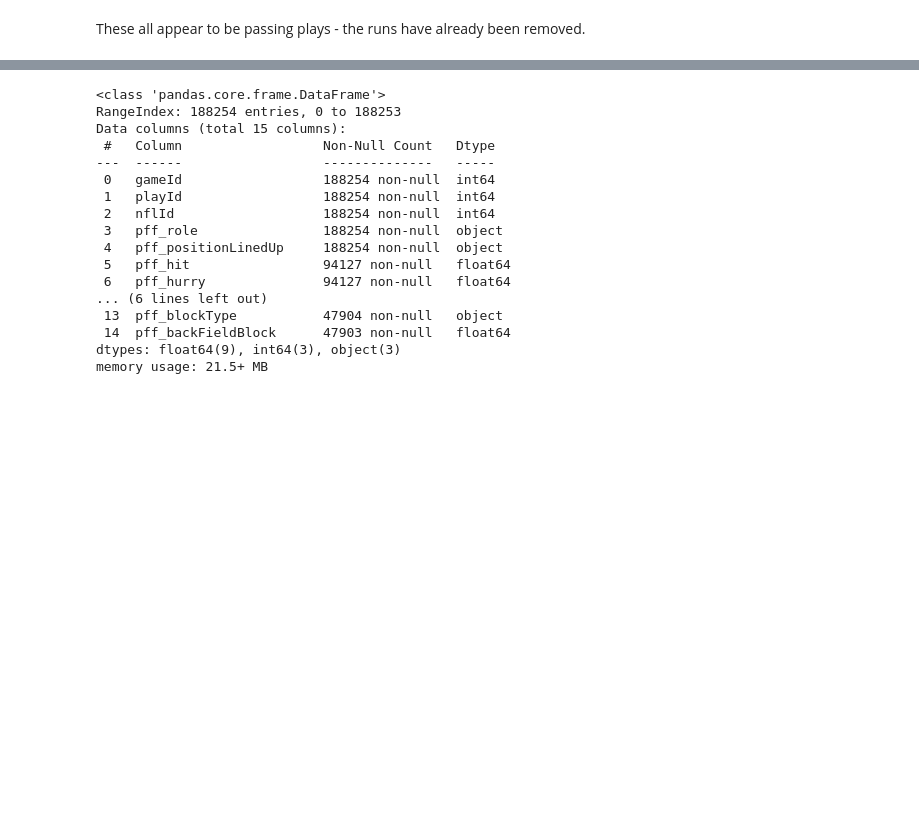
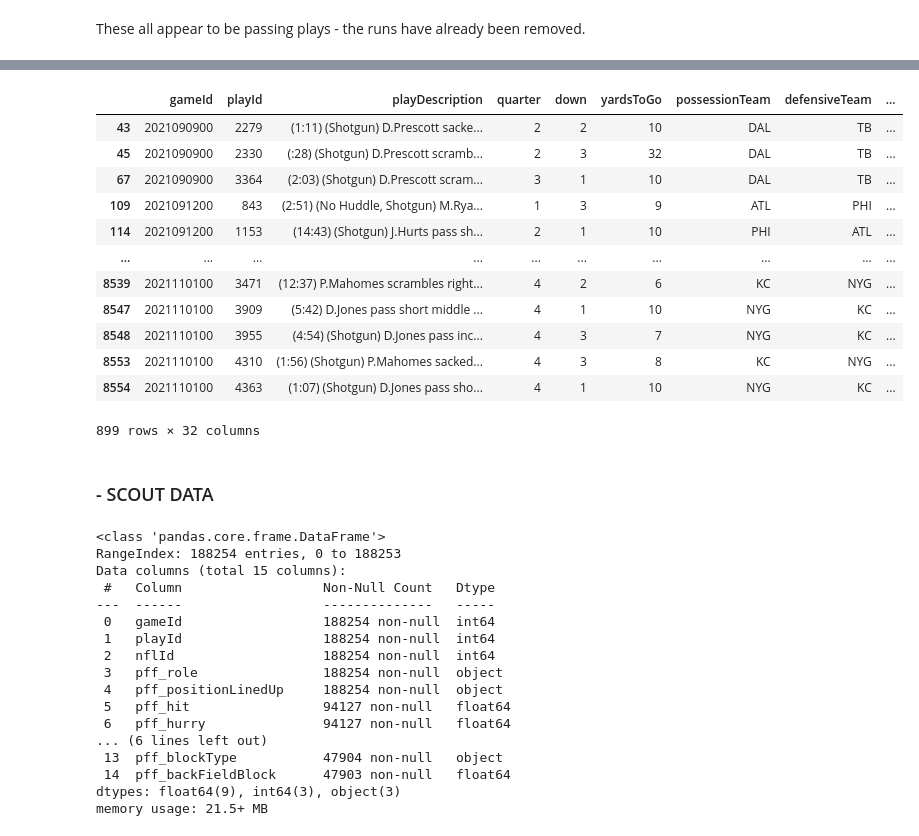
Before and after one commit to Miller-Ryan-1/nfl-linemen, a Jupyter notebook: analysis_playground.ipynb, the cells around one changed output, grey strips where cells are left out. Cells and saved outputs as stored; diff of their text form; code cells hidden in the pictures; blank space fills up the shorter version.

```diff
--- a/analysis_playground.ipynb
+++ b/analysis_playground.ipynb
@@ -99,3 +117,21 @@ These all appear to be passing plays - the runs have already been removed.
+# %%
+plays[plays.dropBackType == 'SCRAMBLE']
+# %% [output]
+|  | gameId | playId | playDescription | quarter | down | yardsToGo | possessionTeam | defensiveTeam | ... |
+| 43 | 2021090900 | 2279 | (1:11) (Shotgun) D.Prescott sacke... | 2 | 2 | 10 | DAL | TB | ... |
+| 45 | 2021090900 | 2330 | (:28) (Shotgun) D.Prescott scramb... | 2 | 3 | 32 | DAL | TB | ... |
+| 67 | 2021090900 | 3364 | (2:03) (Shotgun) D.Prescott scram... | 3 | 1 | 10 | DAL | TB | ... |
+| 109 | 2021091200 | 843 | (2:51) (No Huddle, Shotgun) M.Rya... | 1 | 3 | 9 | ATL | PHI | ... |
+| 114 | 2021091200 | 1153 | (14:43) (Shotgun) J.Hurts pass sh... | 2 | 1 | 10 | PHI | ATL | ... |
+| ... | ... | ... | ... | ... | ... | ... | ... | ... | ... |
+| 8539 | 2021110100 | 3471 | (12:37) P.Mahomes scrambles right... | 4 | 2 | 6 | KC | NYG | ... |
+| 8547 | 2021110100 | 3909 | (5:42) D.Jones pass short middle ... | 4 | 1 | 10 | NYG | KC | ... |
+| 8548 | 2021110100 | 3955 | (4:54) (Shotgun) D.Jones pass inc... | 4 | 3 | 7 | NYG | KC | ... |
+| 8553 | 2021110100 | 4310 | (1:56) (Shotgun) P.Mahomes sacked... | 4 | 3 | 8 | KC | NYG | ... |
+| 8554 | 2021110100 | 4363 | (1:07) (Shotgun) D.Jones pass sho... | 4 | 1 | 10 | NYG | KC | ... |
+899 rows × 32 columns
+# %% [markdown]
+### - SCOUT DATA
 # %%
 scout_data = pd.read_csv('data/pffScoutingData.csv')
 # %%
```
Also changed, not shown: parts of 29 cells of this notebook.
